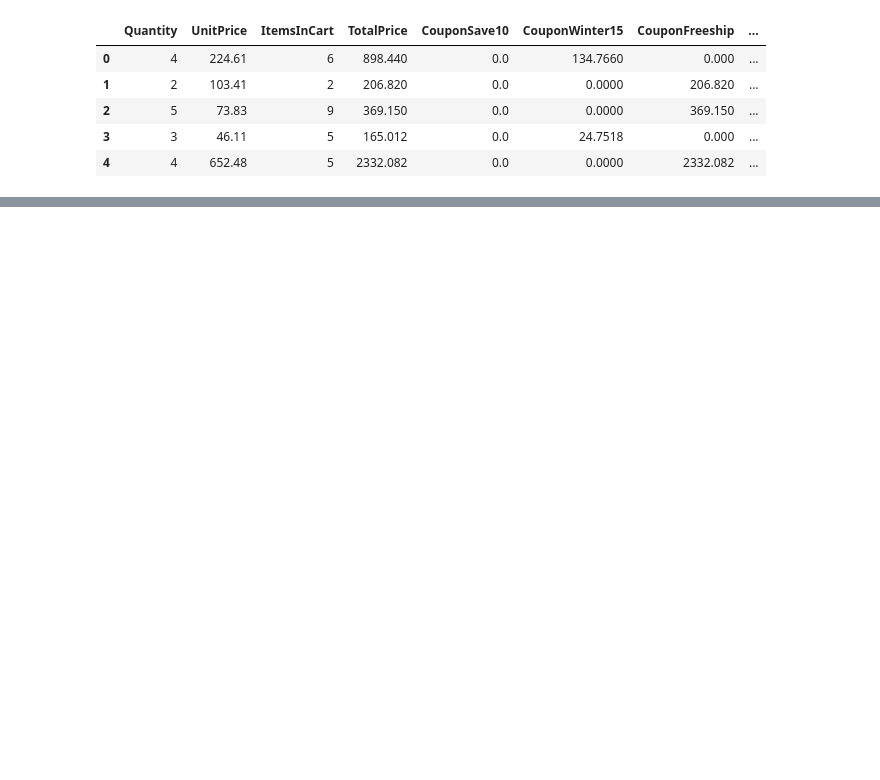
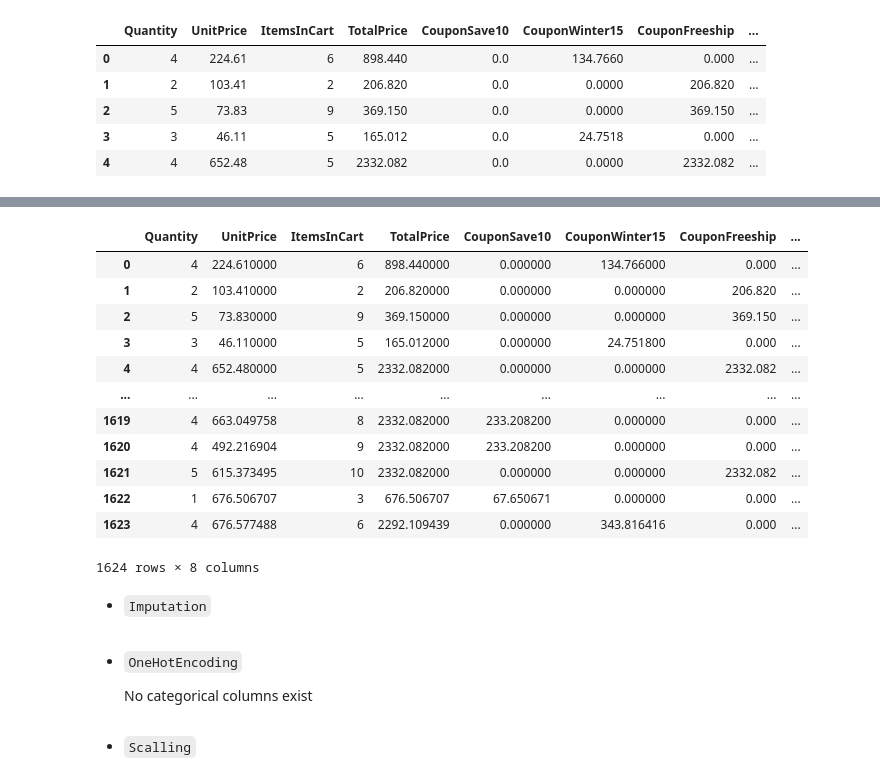
Before and after one commit to Lakhan-cs/DecodeLabs-project2, a Jupyter notebook: src/project2.ipynb, the cells around one changed output, grey strips where cells are left out. Drawn from its saved outputs; the diff is of its cells as text; code cells hidden in the pictures; blank space fills up the shorter version.

```diff
--- a/src/project2.ipynb
+++ b/src/project2.ipynb
@@ -603,0 +472,24 @@ weighted avg       0.94      0.65      0.75       300
+# %%
+from sklearn.preprocessing import StandardScaler, OneHotEncoder, MinMaxScaler
+from sklearn.impute import SimpleImputer
+from sklearn.compose import ColumnTransformer
+from sklearn.feature_selection import chi2, SelectKBest, f_classif
+from sklearn.pipeline import Pipeline, make_pipeline
+
+smoteXresample
+# %% [output]
+|  | Quantity | UnitPrice | ItemsInCart | TotalPrice | CouponSave10 | CouponWinter15 | CouponFreeship | ... |
+| 0 | 4 | 224.610000 | 6 | 898.440000 | 0.000000 | 134.766000 | 0.000 | ... |
+| 1 | 2 | 103.410000 | 2 | 206.820000 | 0.000000 | 0.000000 | 206.820 | ... |
+| 2 | 5 | 73.830000 | 9 | 369.150000 | 0.000000 | 0.000000 | 369.150 | ... |
+| 3 | 3 | 46.110000 | 5 | 165.012000 | 0.000000 | 24.751800 | 0.000 | ... |
+| 4 | 4 | 652.480000 | 5 | 2332.082000 | 0.000000 | 0.000000 | 2332.082 | ... |
+| ... | ... | ... | ... | ... | ... | ... | ... | ... |
+| 1619 | 4 | 663.049758 | 8 | 2332.082000 | 233.208200 | 0.000000 | 0.000 | ... |
+| 1620 | 4 | 492.216904 | 9 | 2332.082000 | 233.208200 | 0.000000 | 0.000 | ... |
+| 1621 | 5 | 615.373495 | 10 | 2332.082000 | 0.000000 | 0.000000 | 2332.082 | ... |
+| 1622 | 1 | 676.506707 | 3 | 676.506707 | 67.650671 | 0.000000 | 0.000 | ... |
+| 1623 | 4 | 676.577488 | 6 | 2292.109439 | 0.000000 | 343.816416 | 0.000 | ... |
+1624 rows × 8 columns
+# %% [markdown]
+- `Imputation`
@@ -603,0 +500,4 @@ weighted avg       0.94      0.65      0.75       300
+# %% [markdown]
+- `OneHotEncoding`
+
+    No categorical columns exist
@@ -603,0 +508,2 @@ weighted avg       0.94      0.65      0.75       300
+# %% [markdown]
+- `Scalling`
```
Also changed, not shown: parts of 48 cells of this notebook, 2 other files.
